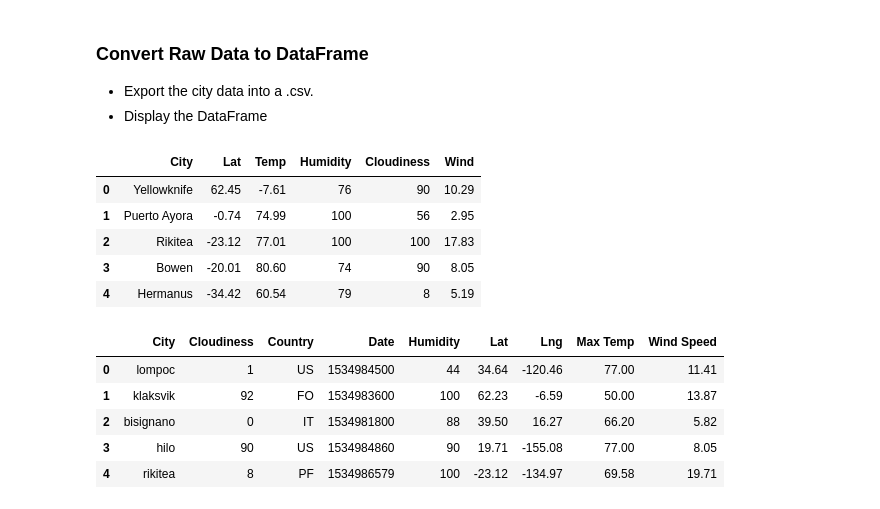
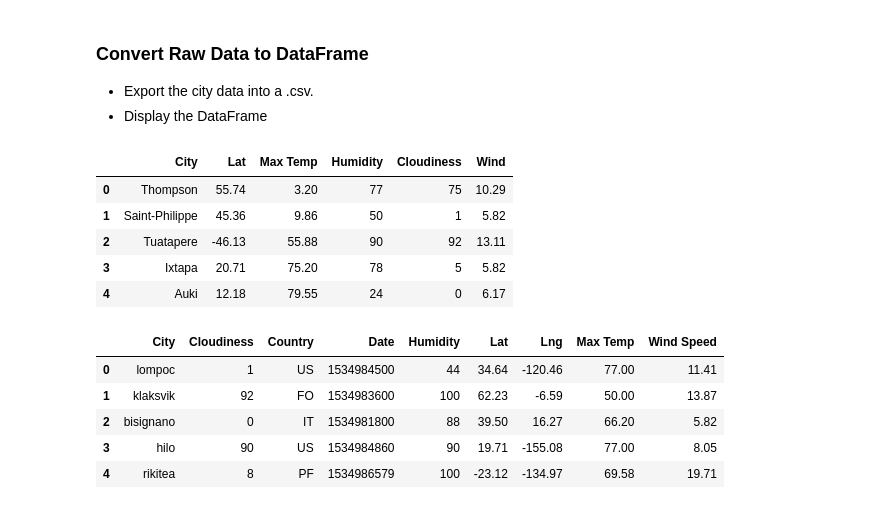
Before and after one commit to mrudolph1229/API-Homework, a Jupyter notebook: starter_code/WeatherPy.ipynb, the cells around one changed output. Saved outputs shown, nothing was run; the diff lists cells and outputs as text; code cells hidden in the pictures.

```diff
--- a/starter_code/WeatherPy.ipynb
+++ b/starter_code/WeatherPy.ipynb
@@ -79,7 +75,7 @@ used_cities = []
 for city in cities:
         response = requests.get(query_url + city).json()
         try:
-            temp.append(response["main"]["temp"])
+            temp.append(response["main"]["temp_max"])
             humidity.append(response["main"]["humidity"])
             cloudiness.append(response["clouds"]["all"])
             wind.append(response["wind"]["speed"])
@@ -132,21 +128,21 @@ Data Retrieval Complete
 # %%
 weather_dict = {
     "City": used_cities,
     "Lat": lat,
-    "Temp": temp,
+    "Max Temp": temp,
     "Humidity": humidity,
     "Cloudiness": cloudiness,
     "Wind": wind
 }
 weather_data = pd.DataFrame(weather_dict)
 weather_data.head()
 # %% [output]
-|  | City | Lat | Temp | Humidity | Cloudiness | Wind |
-| 0 | Yellowknife | 62.45 | -7.61 | 76 | 90 | 10.29 |
-| 1 | Puerto Ayora | -0.74 | 74.99 | 100 | 56 | 2.95 |
-| 2 | Rikitea | -23.12 | 77.01 | 100 | 100 | 17.83 |
-| 3 | Bowen | -20.01 | 80.60 | 74 | 90 | 8.05 |
-| 4 | Hermanus | -34.42 | 60.54 | 79 | 8 | 5.19 |
+|  | City | Lat | Max Temp | Humidity | Cloudiness | Wind |
+| 0 | Thompson | 55.74 | 3.20 | 77 | 75 | 10.29 |
+| 1 | Saint-Philippe | 45.36 | 9.86 | 50 | 1 | 5.82 |
+| 2 | Tuatapere | -46.13 | 55.88 | 90 | 92 | 13.11 |
+| 3 | Ixtapa | 20.71 | 75.20 | 78 | 5 | 5.82 |
+| 4 | Auki | 12.18 | 79.55 | 24 | 0 | 6.17 |
 # %%
 # %% [output]
 |  | City | Cloudiness | Country | Date | Humidity | Lat | Lng | Max Temp | Wind Speed |
```
Also changed, not shown: parts of 3 cells of this notebook.
